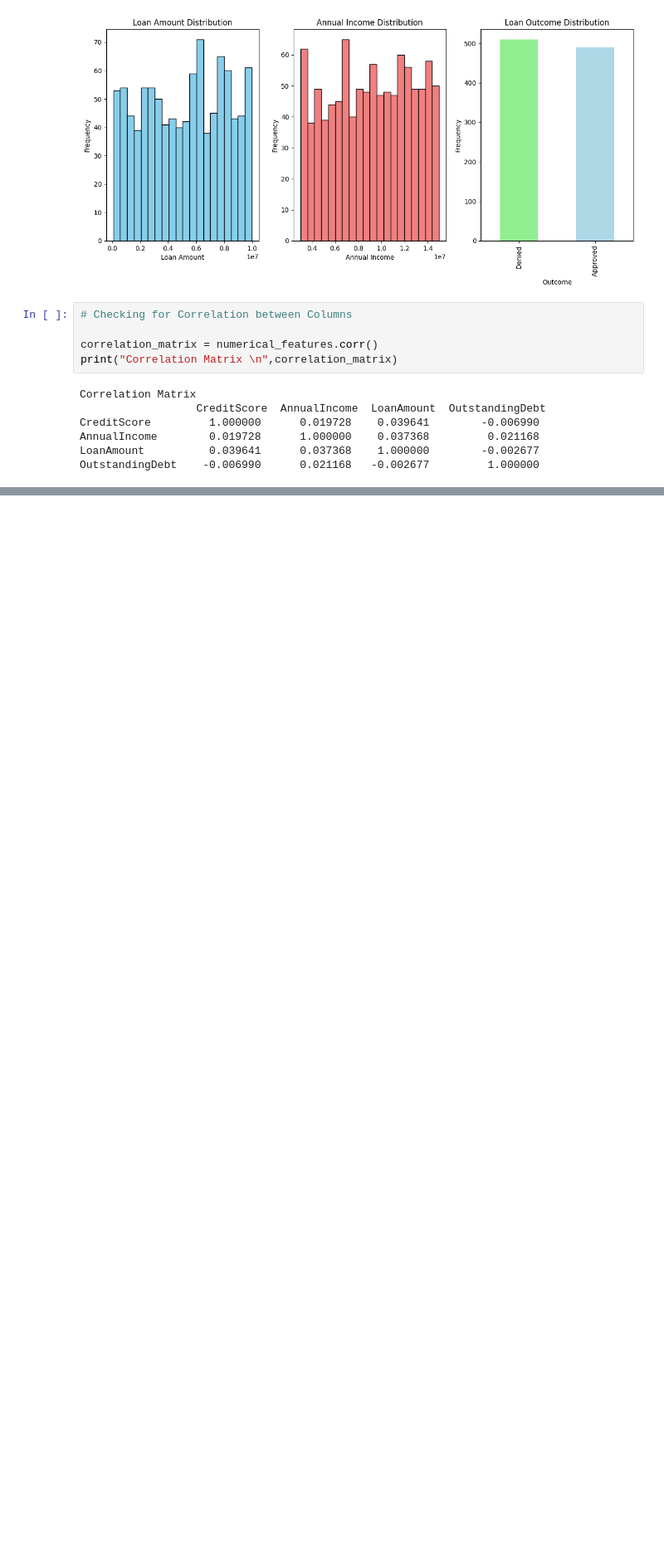
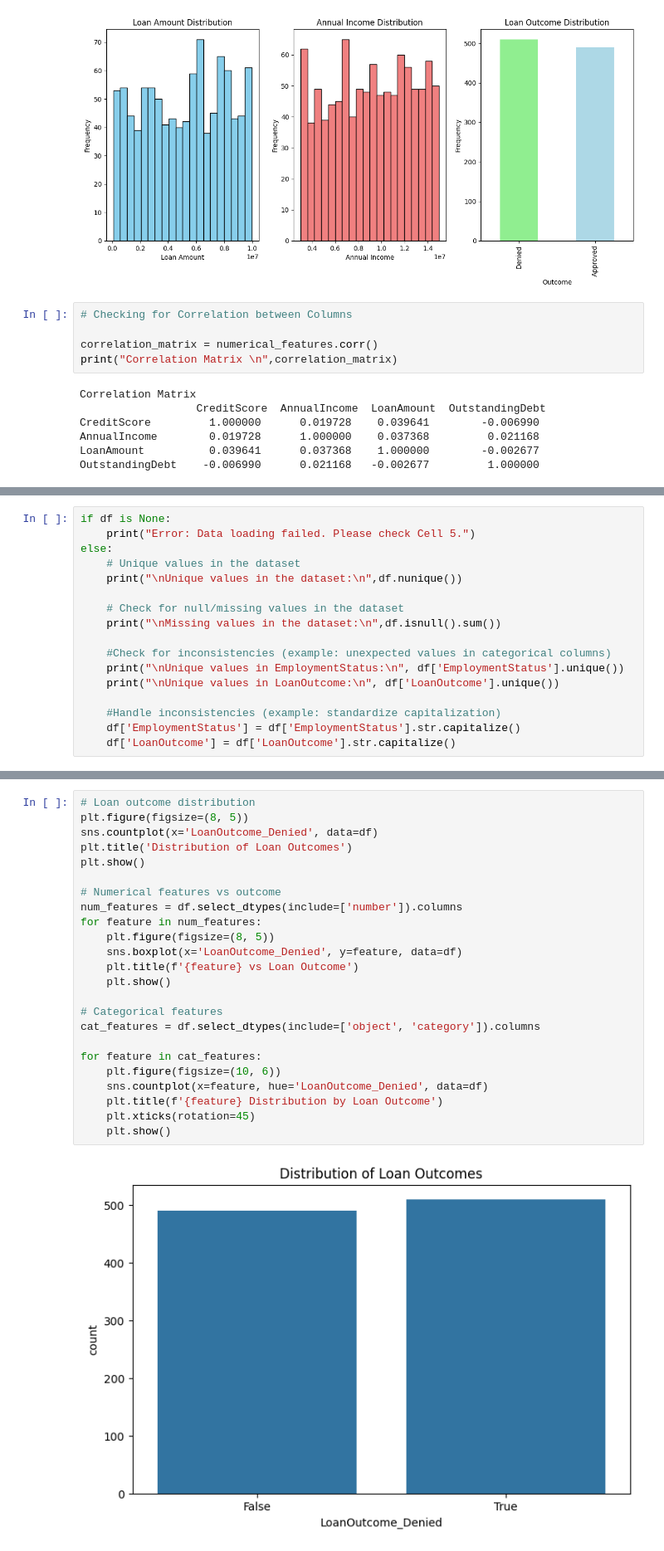
Before and after one commit to Analytic-Abdul/Concept_Group_Senior_Data_Analyst_Assessment_Loan_Approval_Prediction_Model, a Jupyter notebook: Concept_Group_Senior_Data_Analyst_Assessment_(Loan_Approval_Prediction_Model).ipynb, the cells around one changed output, grey strips where cells are left out. Shown at 83% size. Cells and saved outputs as stored; diff of their text form; blank space fills up the shorter version.

Commit message:
A new commit from Visual studio: I'm not gonna lie, idk what i'm doing again

```diff
--- a/Concept_Group_Senior_Data_Analyst_Assessment_(Loan_Approval_Prediction_Model).ipynb
+++ b/Concept_Group_Senior_Data_Analyst_Assessment_(Loan_Approval_Prediction_Model).ipynb
@@ -771,0 +201,17 @@ plt.show()
+# %%
+if df is None:
+    print("Error: Data loading failed. Please check Cell 5.")
+else:
+    # Unique values in the dataset
+    print("\nUnique values in the dataset:\n",df.nunique())
+
+    # Check for null/missing values in the dataset
+    print("\nMissing values in the dataset:\n",df.isnull().sum())
+
+    #Check for inconsistencies (example: unexpected values in categorical columns)
+    print("\nUnique values in EmploymentStatus:\n", df['EmploymentStatus'].unique())
+    print("\nUnique values in LoanOutcome:\n", df['LoanOutcome'].unique())
+
+    #Handle inconsistencies (example: standardize capitalization)
+    df['EmploymentStatus'] = df['EmploymentStatus'].str.capitalize()
+    df['LoanOutcome'] = df['LoanOutcome'].str.capitalize()
@@ -771,0 +292,26 @@ plt.show()
+# %%
+# Loan outcome distribution
+plt.figure(figsize=(8, 5))
+sns.countplot(x='LoanOutcome_Denied', data=df)
+plt.title('Distribution of Loan Outcomes')
+plt.show()
+
+# Numerical features vs outcome
+num_features = df.select_dtypes(include=['number']).columns
+for feature in num_features:
+    plt.figure(figsize=(8, 5))
+    sns.boxplot(x='LoanOutcome_Denied', y=feature, data=df)
+    plt.title(f'{feature} vs Loan Outcome')
+    plt.show()
+
+# Categorical features
+cat_features = df.select_dtypes(include=['object', 'category']).columns
+
+for feature in cat_features:
+    plt.figure(figsize=(10, 6))
+    sns.countplot(x=feature, hue='LoanOutcome_Denied', data=df)
+    plt.title(f'{feature} Distribution by Loan Outcome')
+    plt.xticks(rotation=45)
+    plt.show()
+# %% [output]
+[figure, added]
```
Also changed, not shown: parts of 48 cells of this notebook.
